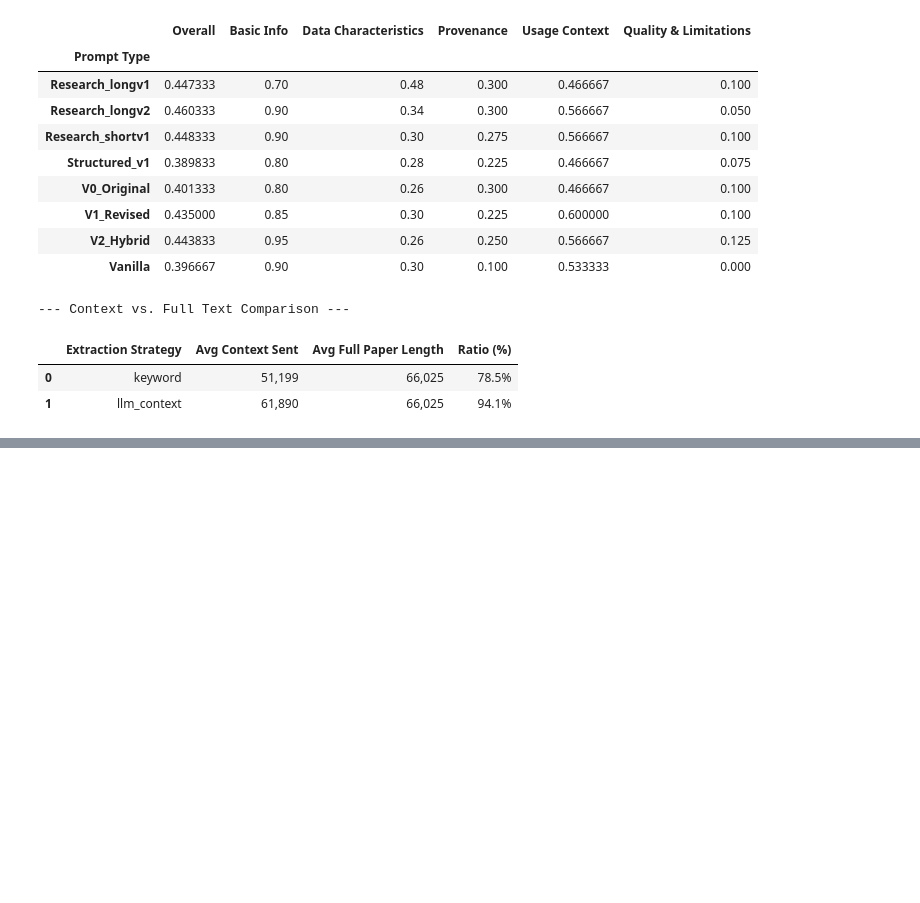
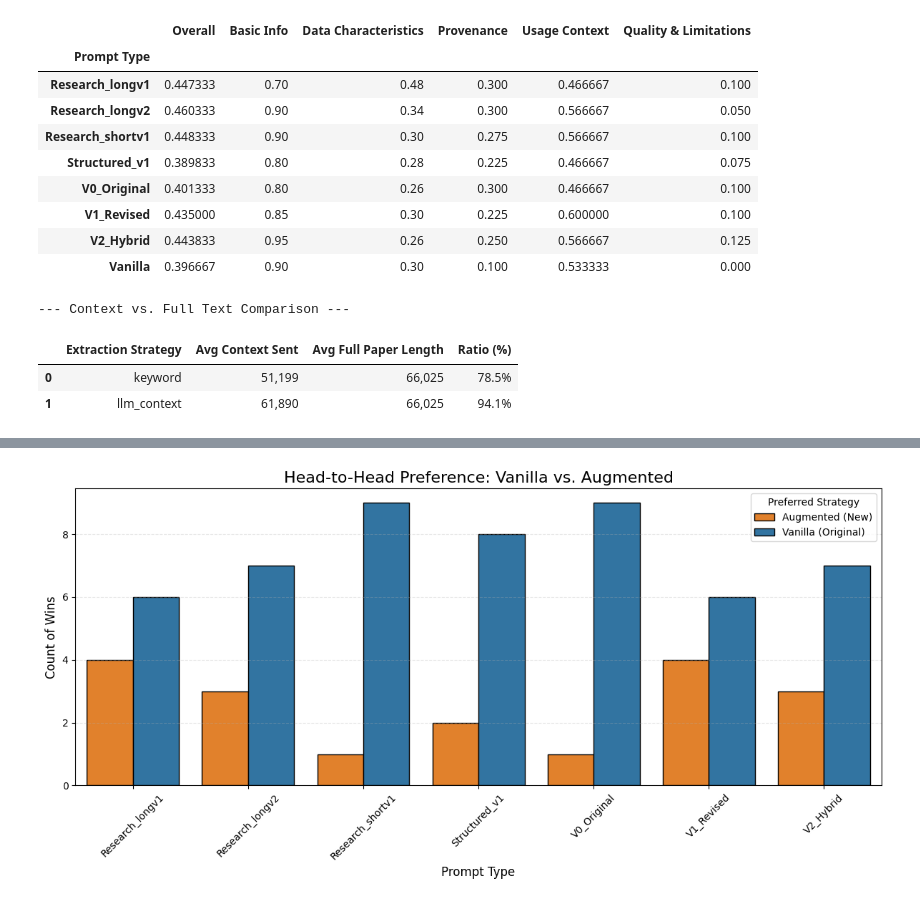
Before and after one commit to mariabeatrizsilva/AutoDDG-Enhanced, a Jupyter notebook: prompt-experiments/plotthings.ipynb, the cells around one changed output, grey strips where cells are left out. Drawn from its saved outputs; the diff is of its cells as text; code cells hidden in the pictures; blank space fills up the shorter version.

Commit message:
remove legacy data, add plotting examples

```diff
--- a/prompt-experiments/plotthings.ipynb
+++ b/prompt-experiments/plotthings.ipynb
@@ -288,0 +237,83 @@ ValueError: Could not interpret value `Prompt` for `x`. An entry with this name
+# %%
+import pandas as pd
+import seaborn as sns
+import matplotlib.pyplot as plt
+
+# 1. Load the Data
+filename = 'results-systematic-preference.csv'
+df = pd.read_csv(filename)
+
+# --- PREPROCESSING ---
+
+# Map the 'Preference' (A/B) to the actual Strategy Name for the Legend
+# (A = Vanilla, B = Augmented)
+df['Winner'] = df['Preference'].map({
+    'A': 'Vanilla (Original)',
+    'B': 'Augmented (New)'
+})
+
+# Create a long-format DataFrame for the Scores plot
+# This stacks Score_A and Score_B into a single column
+df_scores = df.melt(
+    id_vars=['Prompt_Type_B'],
+    value_vars=['Score_A', 'Score_B'],
+    var_name='Score_Source',
+    value_name='Score'
+)
+
+# Map Score_A to 'Vanilla' and Score_B to 'Augmented'
+df_scores['Strategy'] = df_scores['Score_Source'].map({
+    'Score_A': 'Vanilla (Original)',
+    'Score_B': 'Augmented (New)'
+})
+
+# Determine the order for the X-axis (alphabetical or custom)
+order = sorted(df['Prompt_Type_B'].unique())
+
+# --- PLOT 1: WIN COUNT (Who won more?) ---
+
+plt.figure(figsize=(12, 6))
+
+sns.countplot(
+    data=df,
+    x='Prompt_Type_B',
+    hue='Winner',
+    order=order,
+    palette={'Vanilla (Original)': '#1f77b4', 'Augmented (New)': '#ff7f0e'},
+    edgecolor='black'
+)
+
+plt.title('Head-to-Head Preference: Vanilla vs. Augmented', fontsize=16)
+plt.xlabel('Prompt Type', fontsize=12)
+plt.ylabel('Count of Wins', fontsize=12)
+plt.xticks(rotation=45)
+plt.legend(title='Preferred Strategy', loc='upper right')
+plt.grid(axis='y', linestyle='--', alpha=0.3)
+plt.tight_layout()
+plt.show()
+
+# --- PLOT 2: AVERAGE SCORES (Who scored higher?) ---
+
+plt.figure(figsize=(12, 6))
+
+sns.barplot(
+    data=df_scores,
+    x='Prompt_Type_B',
+    y='Score',
+    hue='Strategy',
+    order=order,
+    palette={'Vanilla (Original)': '#1f77b4', 'Augmented (New)': '#ff7f0e'},
+    errorbar=None  # Remove error bars for cleaner look
+)
+
+plt.title('Average Quality Scores (1-10) by Prompt Type', fontsize=16)
+plt.xlabel('Prompt Type', fontsize=12)
+plt.ylabel('Average Score', fontsize=12)
+plt.ylim(0, 10.5)  # Scale from 0 to 10
+plt.xticks(rotation=45)
+plt.legend(title='Strategy', bbox_to_anchor=(1.02, 1), loc='upper left')
+plt.grid(axis='y', linestyle='--', alpha=0.3)
+plt.tight_layout()
+plt.show()
+# %% [output]
+[figure, added]
```
Also changed, not shown: parts of 3 cells of this notebook, 5 other files.
